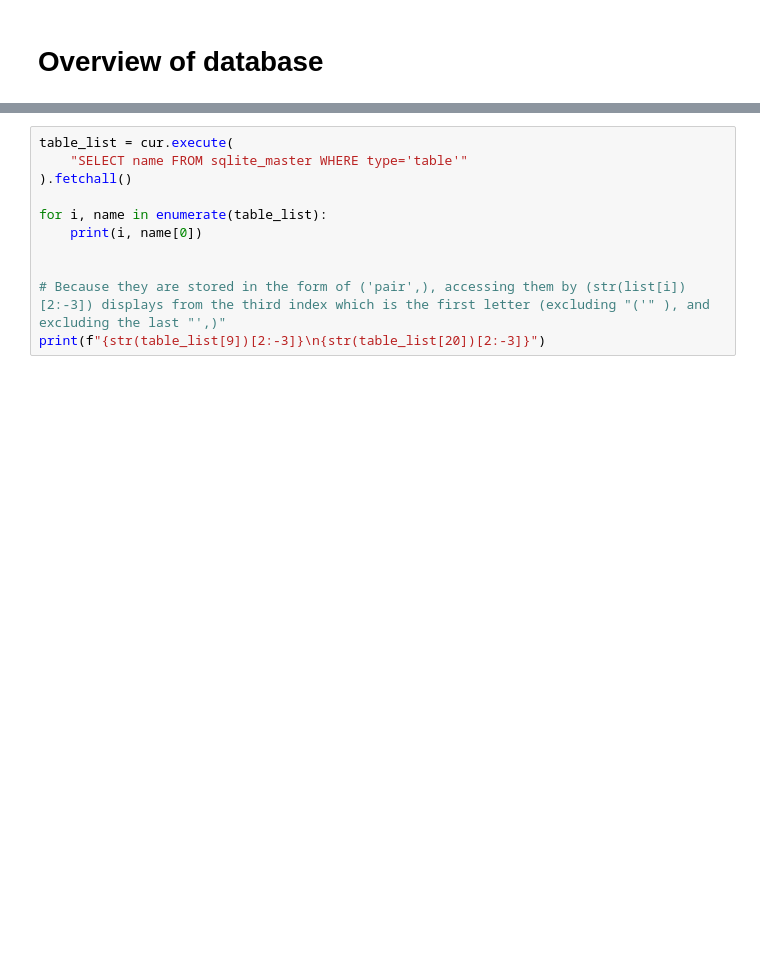
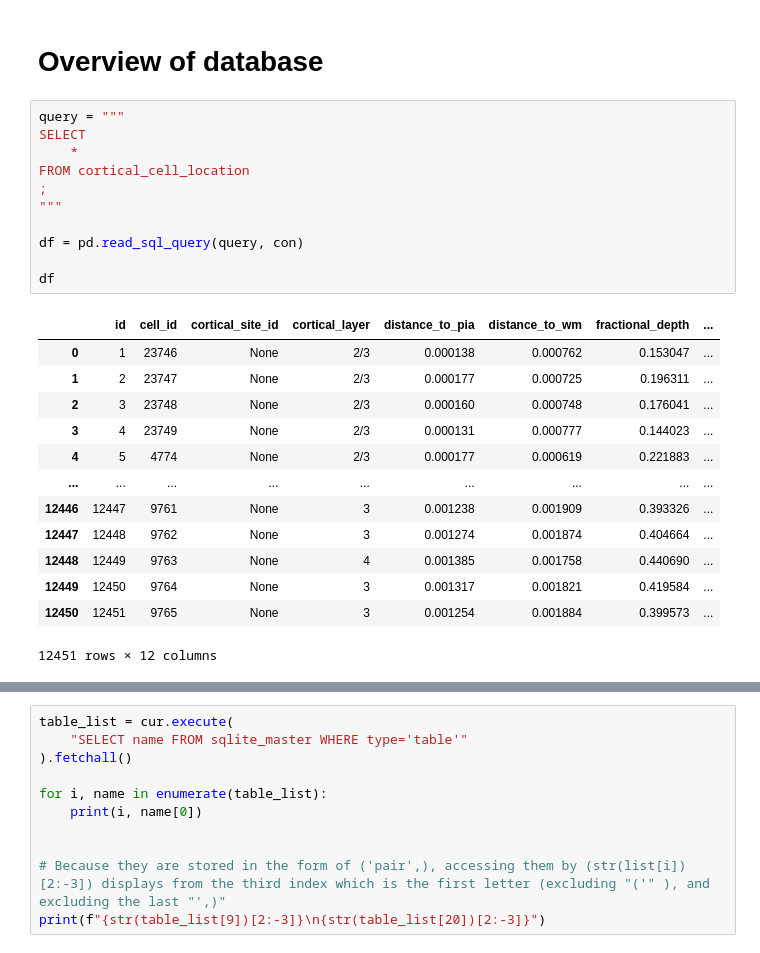
Before and after one commit to acevedomartina/HeterogeneousRNNs, a Jupyter notebook: data_analysis/psp-amplitude_fi-slope.ipynb, the cells around one changed output, grey strips where cells are left out. Cells and saved outputs as stored; diff of their text form; blank space fills up the shorter version.

Commit message:
Modifications on query

```diff
--- a/data_analysis/psp-amplitude_fi-slope.ipynb
+++ b/data_analysis/psp-amplitude_fi-slope.ipynb
@@ -112,3 +112,28 @@ cur.close()
 con.close()
 # %% [markdown]
 # Overview of database
+# %%
+query = """
+SELECT
+    *
+FROM cortical_cell_location
+;
+"""
+
+df = pd.read_sql_query(query, con)
+
+df
+# %% [output]
+|  | id | cell_id | cortical_site_id | cortical_layer | distance_to_pia | distance_to_wm | fractional_depth | ... |
+| 0 | 1 | 23746 | None | 2/3 | 0.000138 | 0.000762 | 0.153047 | ... |
+| 1 | 2 | 23747 | None | 2/3 | 0.000177 | 0.000725 | 0.196311 | ... |
+| 2 | 3 | 23748 | None | 2/3 | 0.000160 | 0.000748 | 0.176041 | ... |
+| 3 | 4 | 23749 | None | 2/3 | 0.000131 | 0.000777 | 0.144023 | ... |
+| 4 | 5 | 4774 | None | 2/3 | 0.000177 | 0.000619 | 0.221883 | ... |
+| ... | ... | ... | ... | ... | ... | ... | ... | ... |
+| 12446 | 12447 | 9761 | None | 3 | 0.001238 | 0.001909 | 0.393326 | ... |
+| 12447 | 12448 | 9762 | None | 3 | 0.001274 | 0.001874 | 0.404664 | ... |
+| 12448 | 12449 | 9763 | None | 4 | 0.001385 | 0.001758 | 0.440690 | ... |
+| 12449 | 12450 | 9764 | None | 3 | 0.001317 | 0.001821 | 0.419584 | ... |
+| 12450 | 12451 | 9765 | None | 3 | 0.001254 | 0.001884 | 0.399573 | ... |
+12451 rows × 12 columns
```
Also changed, not shown: parts of 4 cells of this notebook.
